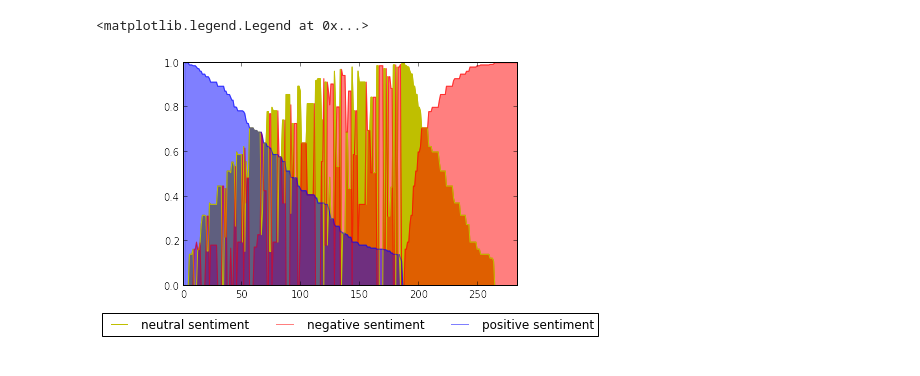
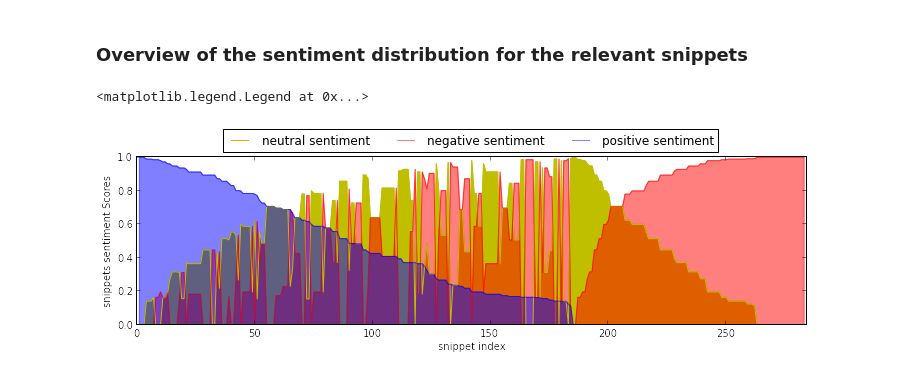
Before and after one commit to CrowdTruth/Salience-In-News-And-Tweets, a Jupyter notebook: Crowdsourcing novelty features for news and tweets.ipynb, the cells around one changed output. Cells and saved outputs as stored; diff of their text form; code cells hidden in the pictures.

```diff
--- a/Crowdsourcing novelty features for news and tweets.ipynb
+++ b/Crowdsourcing novelty features for news and tweets.ipynb
@@ -81,13 +223,22 @@ overallSentiment
+# %% [markdown]
+### Overview of the sentiment distribution for the relevant snippets
+# %%
+dfRelevantSnippets = dfRelevantSnippets.loc[dfRelevantSnippets['Snippet Relevance Score'] != 0]
+overallSentiment = dfRelevantSnippets.sort(['Positive Sentiment', 'Negative Sentiment'], ascending=[False, True])
+overallSentiment = overallSentiment.reset_index(drop=True)
+overallSentiment.reset_index(inplace=True)
 # %%
-plt.plot(overallSentiment['Index'], overallSentiment['Neutral Sentiment'], color = 'y', lw = 1, label = "neutral sentiment")
-plt.fill_between(overallSentiment['Index'], overallSentiment['Neutral Sentiment'], 0, where=overallSentiment['Index'], color='y')
-plt.plot(overallSentiment['Index'], overallSentiment['Negative Sentiment'], color = 'r', lw = 1, label = "negative sentiment" , alpha='0.5')
-plt.fill_between(overallSentiment['Index'], overallSentiment['Negative Sentiment'], 0, where=overallSentiment['Index'], color='r', alpha='0.5')
-plt.plot(overallSentiment['Index'], overallSentiment['Positive Sentiment'], color = 'b', lw = 1, label = "positive sentiment", alpha='0.5')
-plt.fill_between(overallSentiment['Index'], overallSentiment['Positive Sentiment'], 0, where=overallSentiment['Index'], color='b', alpha='0.5')
-plt.xlim(0, len(overallSentiment['Index']))
-plt.legend(loc=9, bbox_to_anchor=(0.5, -0.1), ncol=3)
-#plt.savefig('sample.pdf')
+plt.rcParams['figure.figsize'] = 12, 3
+plt.plot(overallSentiment['index'], overallSentiment['Neutral Sentiment'], color = 'y', lw = 1, label = "neutral sentiment")
+plt.fill_between(overallSentiment['index'], overallSentiment['Neutral Sentiment'], 0, where=overallSentiment['index'], color='y')
+plt.plot(overallSentiment['index'], overallSentiment['Negative Sentiment'], color = 'r', lw = 1, label = "negative sentiment" , alpha='0.5')
+plt.fill_between(overallSentiment['index'], overallSentiment['Negative Sentiment'], 0, where=overallSentiment['index'], color='r', alpha='0.5')
+plt.plot(overallSentiment['index'], overallSentiment['Positive Sentiment'], color = 'b', lw = 1, label = "positive sentiment", alpha='0.5')
+plt.fill_between(overallSentiment['index'], overallSentiment['Positive Sentiment'], 0, where=overallSentiment['index'], color='b', alpha='0.5')
+plt.xlim(0, len(overallSentiment['index']))
+plt.ylabel('snippets sentiment Scores')
+plt.xlabel('snippet index')
+plt.legend(loc=9, bbox_to_anchor=(0.5, 1.2), ncol=3)
 # %% [output]
 <matplotlib.legend.Legend at 0x...>
-[figure, old version]
+[figure, new version]
```
Also changed, not shown: parts of 19 cells of this notebook, 38 other files.
